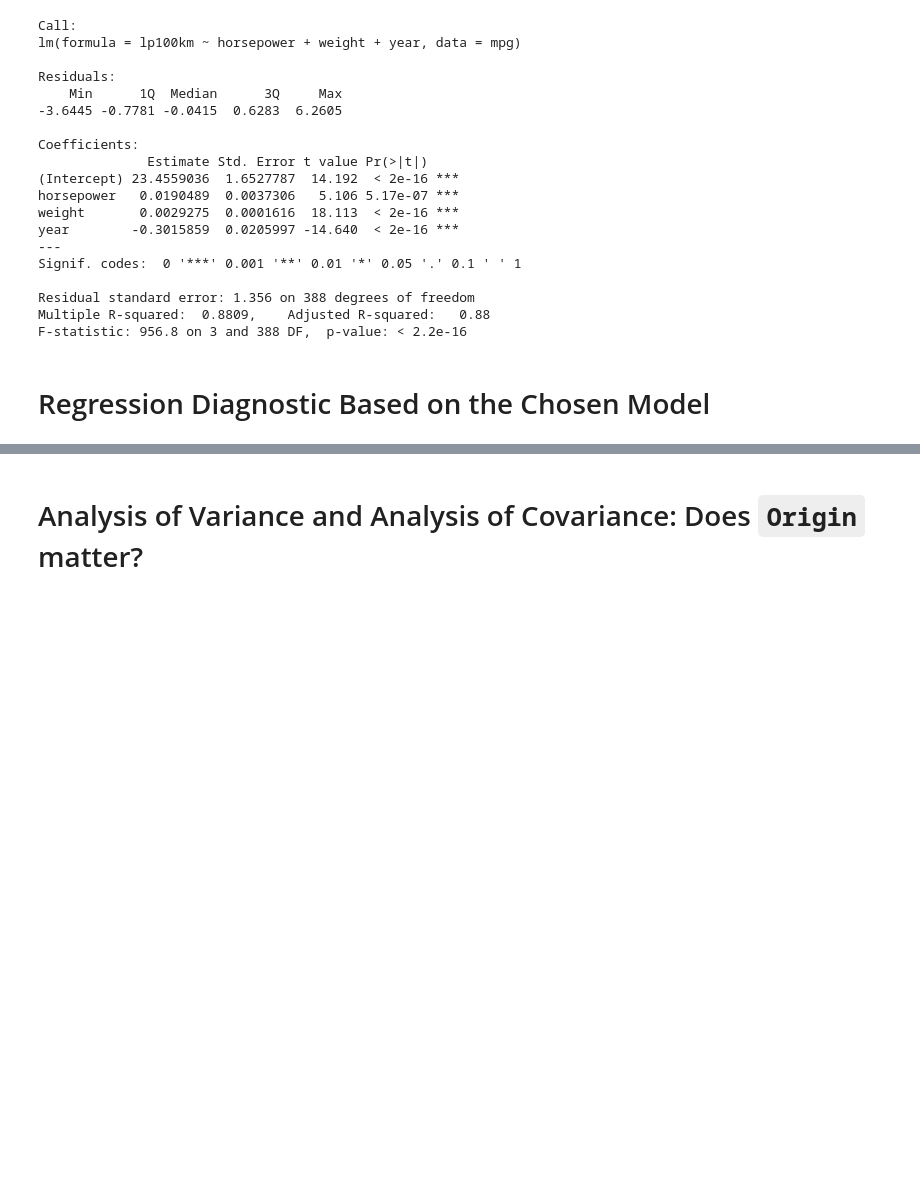
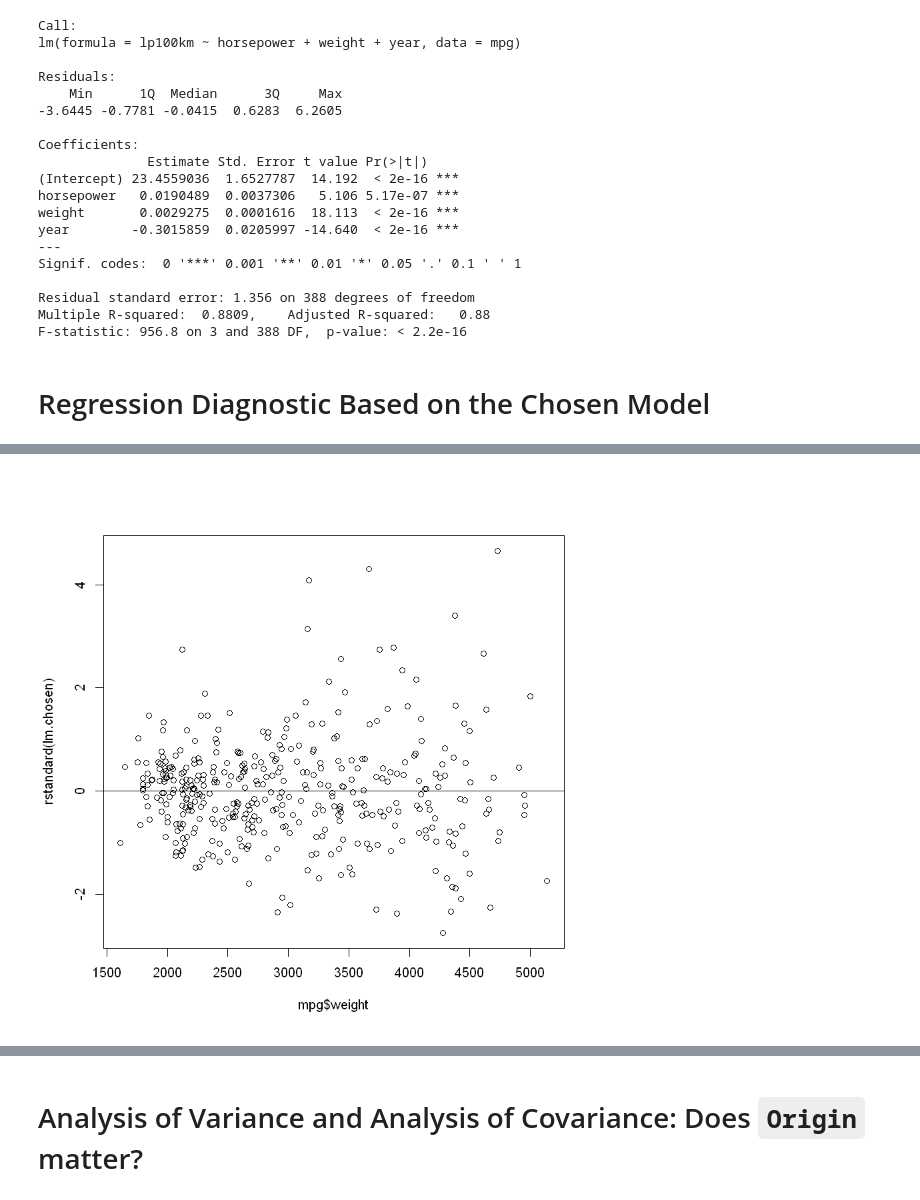
Before and after one commit to KillingVectorField/STA232-Final-Project, a Jupyter notebook: mpg.ipynb, the cells around one changed output, grey strips where cells are left out. Cells and saved outputs as stored; diff of their text form; code cells hidden in the pictures; blank space fills up the shorter version.

```diff
--- a/mpg.ipynb
+++ b/mpg.ipynb
@@ -161,0 +184,5 @@ F-statistic: 956.8 on 3 and 388 DF,  p-value: < 2.2e-16
+# %%
+plot(mpg$weight, rstandard(lm.chosen))
+abline(0,0)
+# %% [output]
+[figure, added]
```
Also changed, not shown: parts of 7 cells of this notebook.
